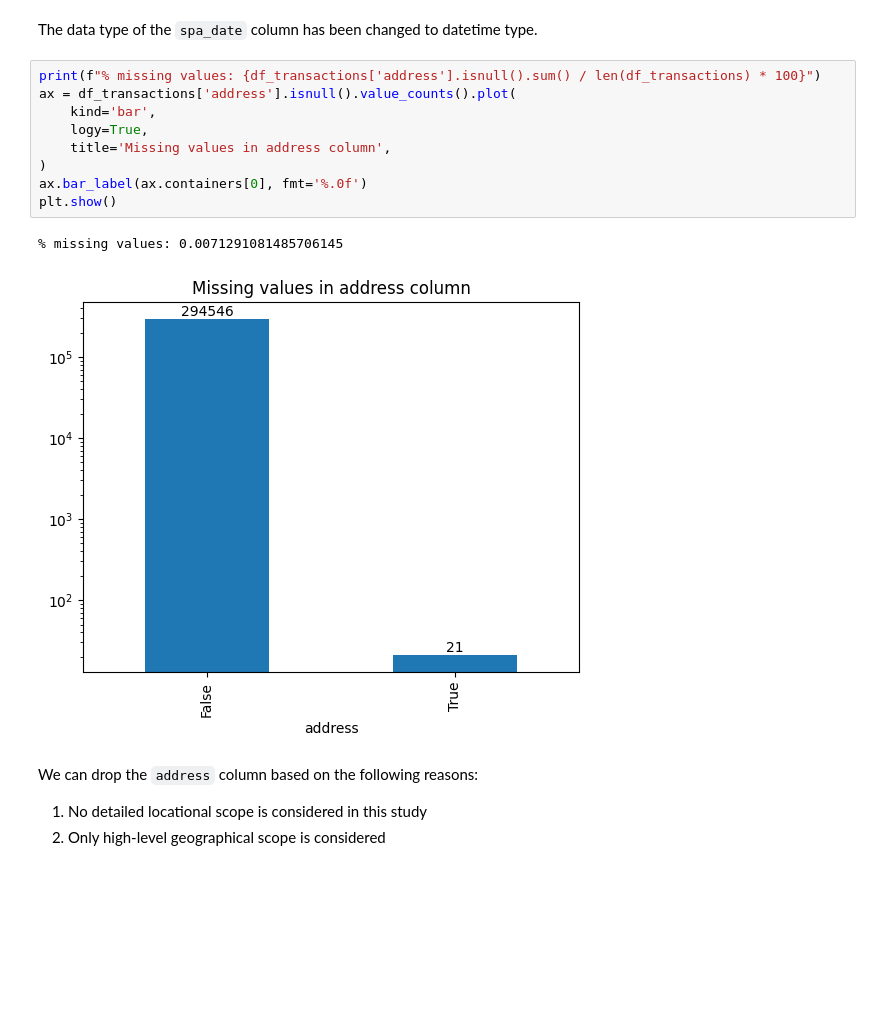
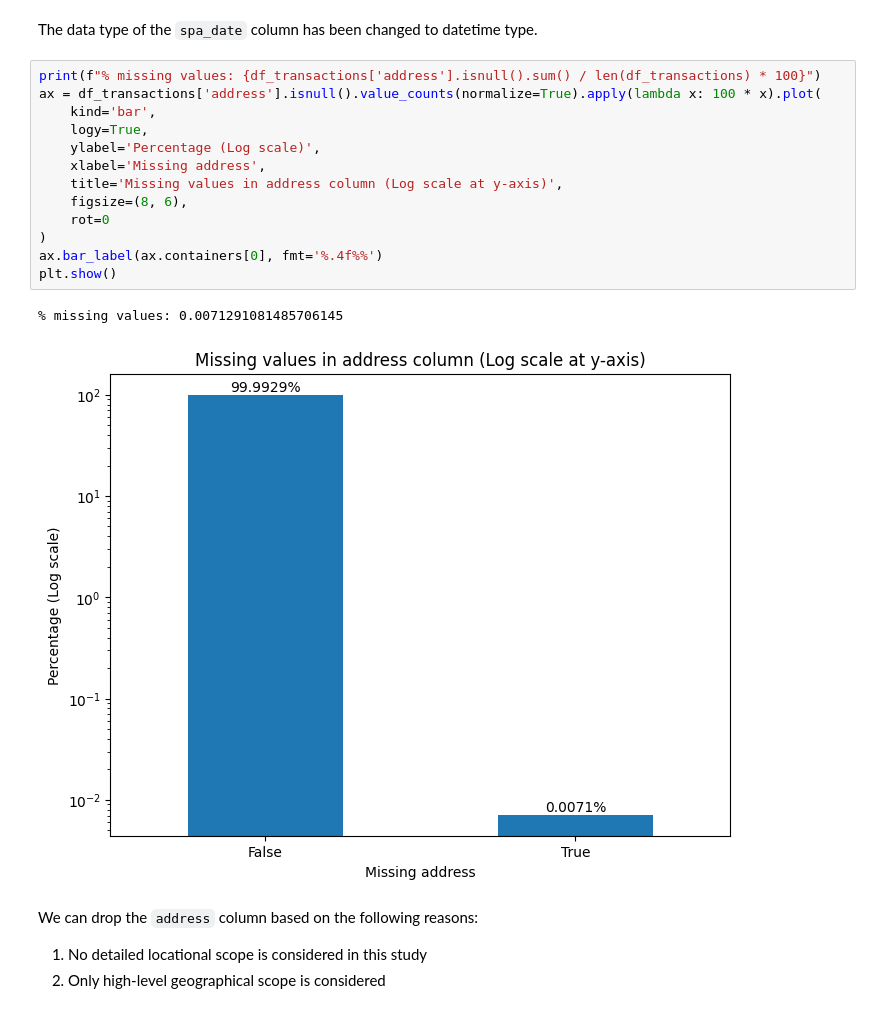
Before and after one commit to yuenherny/kl-house-price-forecasting, a Jupyter notebook: notebooks/02 - Data Exploration.ipynb, the cells around one changed output. Saved outputs shown, nothing was run; the diff lists cells and outputs as text; blank space fills up the shorter version.

Commit message:
Fix plots in exploration

```diff
--- a/notebooks/02 - Data Exploration.ipynb
+++ b/notebooks/02 - Data Exploration.ipynb
@@ -87,16 +87,20 @@ Name: spa_date, Length: 294567, dtype: datetime64[ns]
 The data type of the `spa_date` column has been changed to datetime type.
 # %%
 print(f"% missing values: {df_transactions['address'].isnull().sum() / len(df_transactions) * 100}")
-ax = df_transactions['address'].isnull().value_counts().plot(
+ax = df_transactions['address'].isnull().value_counts(normalize=True).apply(lambda x: 100 * x).plot(
     kind='bar',
     logy=True,
-    title='Missing values in address column',
+    ylabel='Percentage (Log scale)',
+    xlabel='Missing address',
+    title='Missing values in address column (Log scale at y-axis)',
+    figsize=(8, 6),
+    rot=0
 )
-ax.bar_label(ax.containers[0], fmt='%.0f')
+ax.bar_label(ax.containers[0], fmt='%.4f%%')
 plt.show()
 # %% [output]
 % missing values: 0.0071291081485706145
-[figure, old version]
+[figure, new version]
 # %% [markdown]
 We can drop the `address` column based on the following reasons:
 1. No detailed locational scope is considered in this study
```
Also changed, not shown: parts of 5 cells of this notebook.
